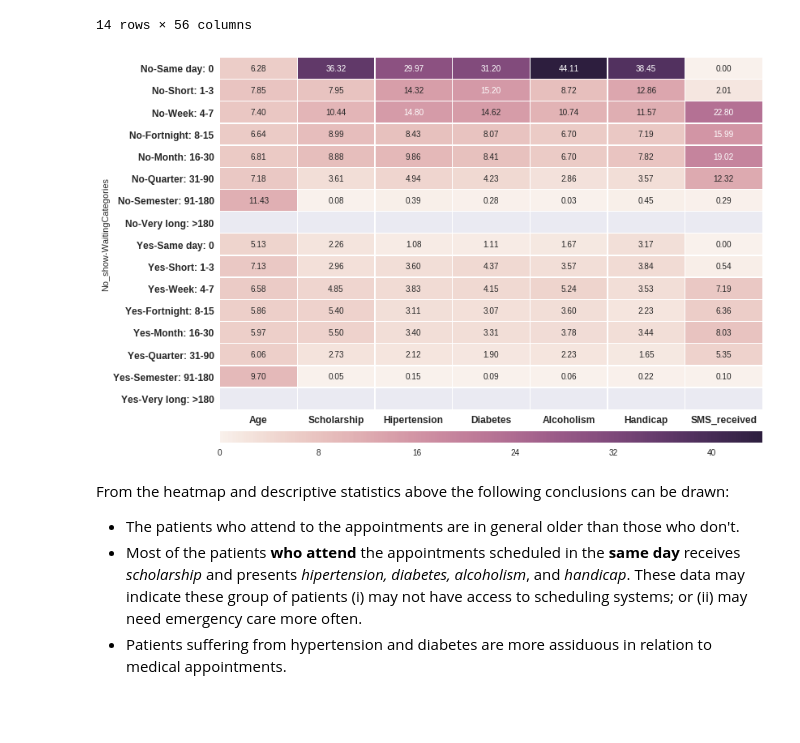
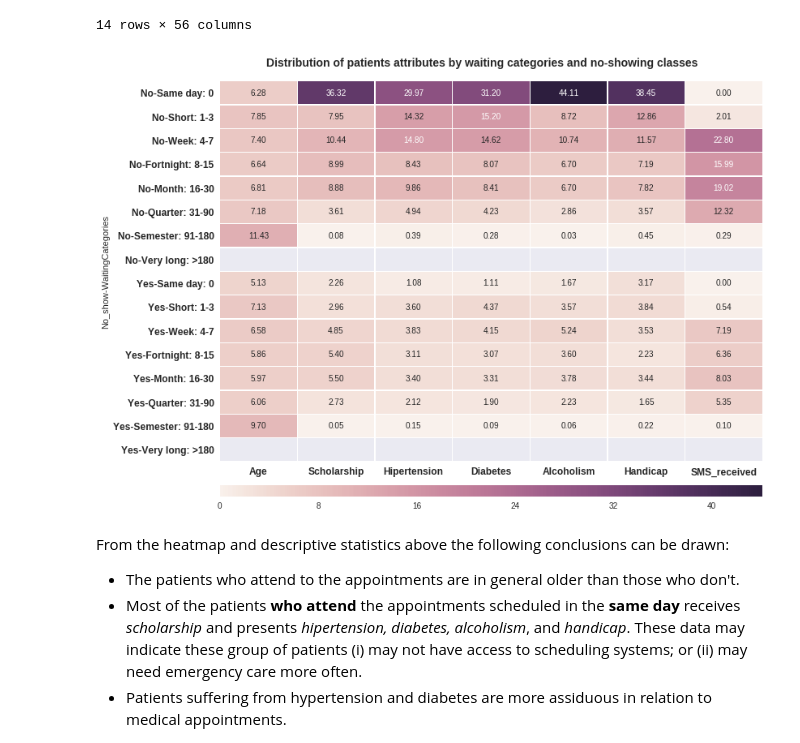
Before and after one commit to tbnsilveira/DAND-IntroDataAnalysis, a Jupyter notebook: tbnsilveira_Project01_InvestigateDataset.ipynb, the cells around one changed output. Cells and saved outputs as stored; diff of their text form; code cells hidden in the pictures; blank space fills up the shorter version.

```diff
--- a/tbnsilveira_Project01_InvestigateDataset.ipynb
+++ b/tbnsilveira_Project01_InvestigateDataset.ipynb
@@ -941,13 +957,16 @@ patients = df_column_normalize(patients, percent=True)
 # %%
 # Drawing a heatmap with the numeric values in each cell
 fig4, ax = plt.subplots(figsize=(12, 10))
+fig4.subplots_adjust(top=.94)
+plt.suptitle('Distribution of patients attributes by waiting categories and no-showing classes', fontsize=14, fontweight='bold')
+
 ax.set_yticklabels(ax.get_yticklabels(), ha="right", fontsize=12, weight='bold')
 ax.set_xticklabels(ax.get_xticklabels(), fontsize=12, weight='bold')
 
 cbar_kws = {'orientation':"horizontal", 'pad':0.05, 'aspect':50}
 sns.heatmap(patients, annot=True, fmt='.2f', linewidths=.3, ax=ax, cbar_kws=cbar_kws);
 # %% [output]
-[figure, old version]
+[figure, new version]
 # %% [markdown]
 From the heatmap and descriptive statistics above the following conclusions can be drawn:
 * The patients who attend to the appointments are in general older than those who don't.
```
Also changed, not shown: parts of 15 cells of this notebook, 1 other file.
